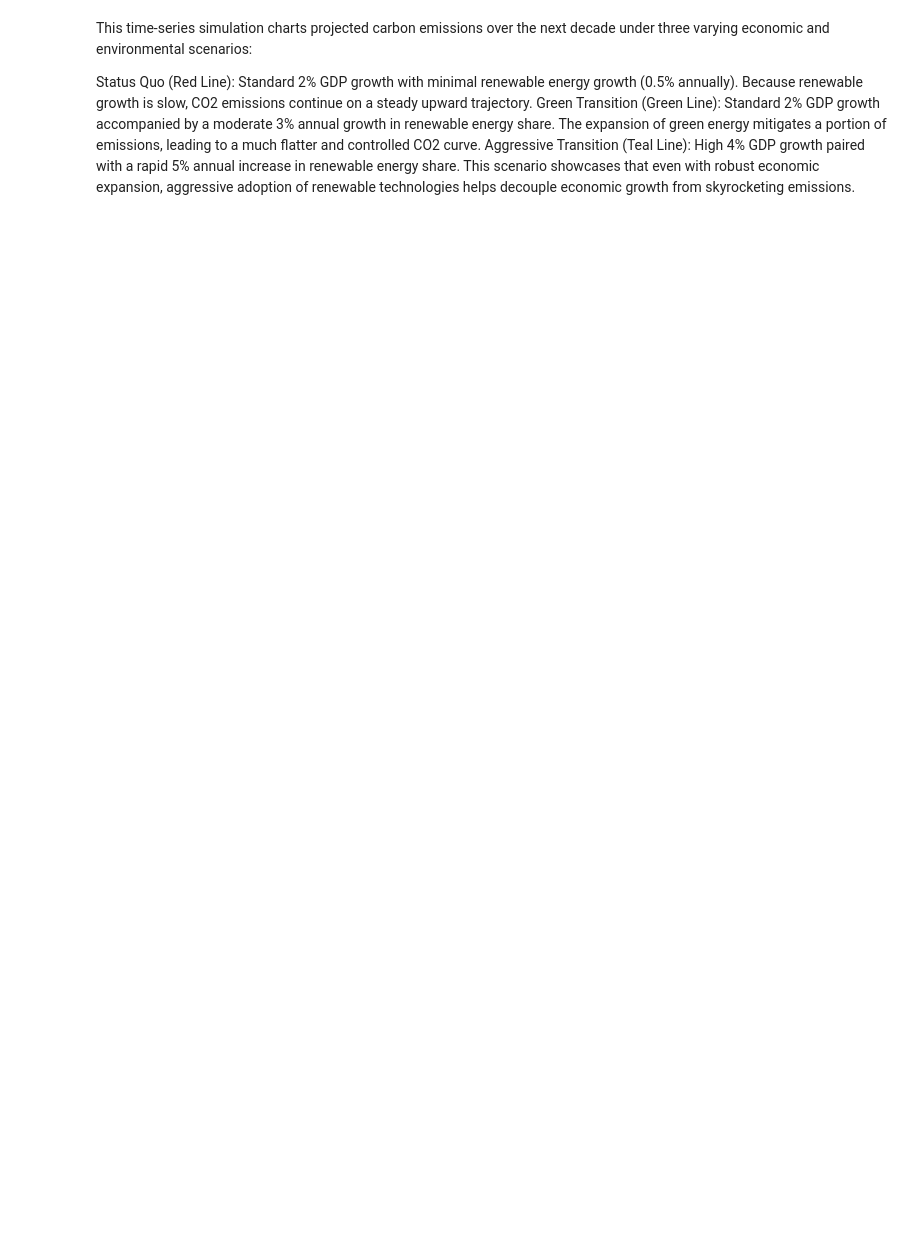
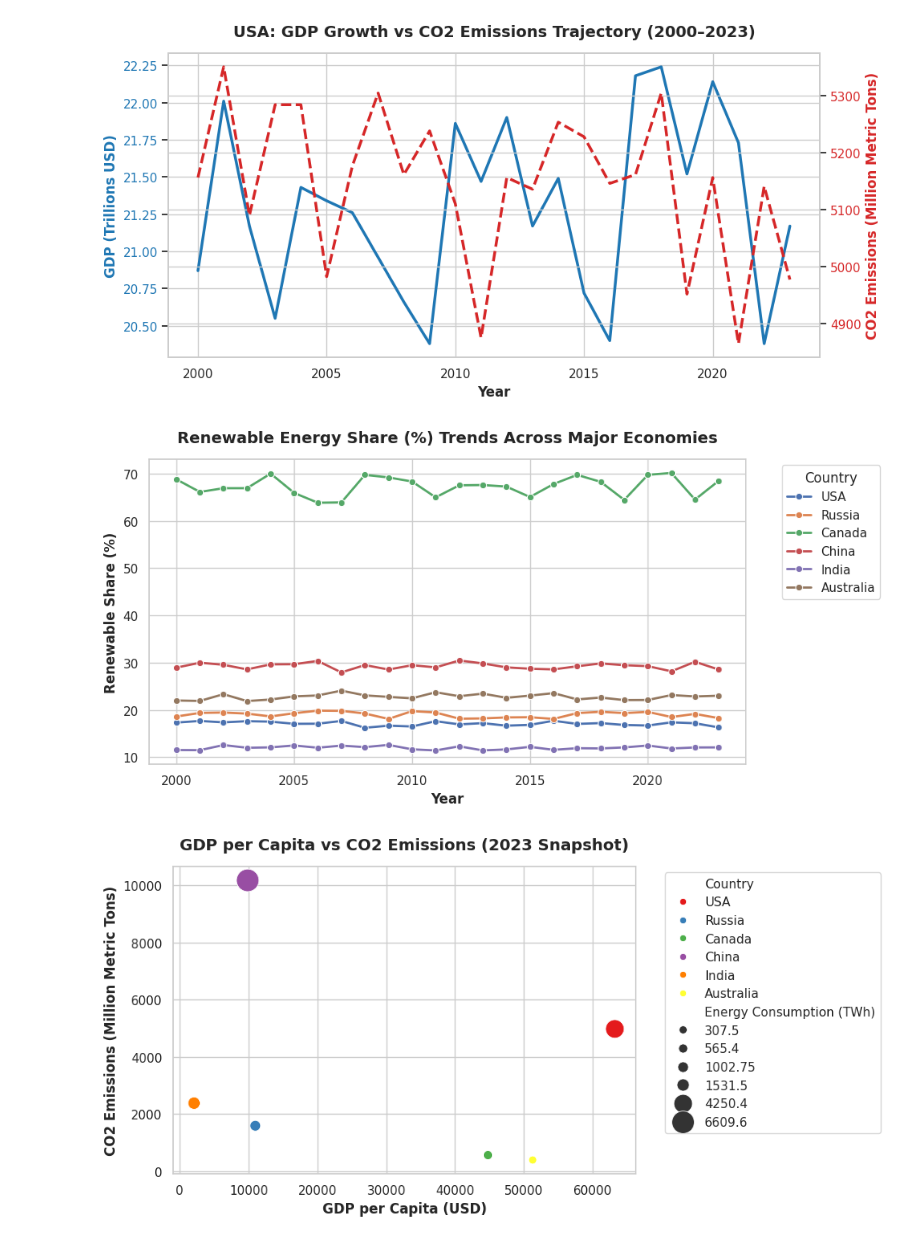
Before and after one commit to sitiekbal/CapstnPro_Econ.Analysis, a Jupyter notebook: Capstone_Project_Economic_Analysis.ipynb, the cells around one changed output. Saved outputs shown, nothing was run; the diff lists cells and outputs as text; code cells hidden in the pictures; blank space fills up the shorter version.

```diff
--- a/Capstone_Project_Economic_Analysis.ipynb
+++ b/Capstone_Project_Economic_Analysis.ipynb
@@ -337,6 +3,67 @@ plt.show()
-# %% [markdown]
-This time-series simulation charts projected carbon emissions over the next decade under three varying economic and environmental scenarios:
-
-Status Quo (Red Line): Standard 2% GDP growth with minimal renewable energy growth (0.5% annually). Because renewable growth is slow, CO2 emissions continue on a steady upward trajectory.
-Green Transition (Green Line): Standard 2% GDP growth accompanied by a moderate 3% annual growth in renewable energy share. The expansion of green energy mitigates a portion of emissions, leading to a much flatter and controlled CO2 curve.
-Aggressive Transition (Teal Line): High 4% GDP growth paired with a rapid 5% annual increase in renewable energy share. This scenario showcases that even with robust economic expansion, aggressive adoption of renewable technologies helps decouple economic growth from skyrocketing emissions.
+# %%
+# Import required libraries
+import pandas as pd
+import matplotlib.pyplot as plt
+import seaborn as sns
+
+# Load dataset using the verified absolute file path in Google Colab
+df = pd.read_csv('/content/Global Economic Data.csv')
+
+# Set aesthetic style
+sns.set_theme(style="whitegrid")
+plt.rcParams.update({'font.sans-serif': 'DejaVu Sans', 'font.size': 11})
+
+# 1. Dual-Axis Line Chart for USA (Decoupling Analysis)
+fig, ax1 = plt.subplots(figsize=(10, 5))
+usa_df = df[df['Country'] == 'USA']
+
+color = 'tab:blue'
+ax1.set_xlabel('Year', fontweight='bold')
+ax1.set_ylabel('GDP (Trillions USD)', color=color, fontweight='bold')
+ax1.plot(usa_df['Year'], usa_df['GDP (in Trillions USD)'], color=color, linewidth=2.5, label='GDP')
+ax1.tick_params(axis='y', labelcolor=color)
+
+ax2 = ax1.twinx()
+color = 'tab:red'
+ax2.set_ylabel('CO2 Emissions (Million Metric Tons)', color=color, fontweight='bold')
+ax2.plot(usa_df['Year'], usa_df['CO2 Emissions (Million Metric Tons)'], color=color, linewidth=2.5, linestyle='--', label='CO2')
+ax2.tick_params(axis='y', labelcolor=color)
+
+plt.title('USA: GDP Growth vs CO2 Emissions Trajectory (2000–2023)', fontsize=14, fontweight='bold', pad=15)
+fig.tight_layout()
+plt.savefig('usa_gdp_vs_co2.png', dpi=300)
+plt.show()
+
+# 2. Renewable Energy Share Comparison Across All Countries
+plt.figure(figsize=(10, 5))
+sns.lineplot(data=df, x='Year', y='Renewable Energy Share (%)', hue='Country', marker='o', linewidth=2)
+plt.title('Renewable Energy Share (%) Trends Across Major Economies', fontsize=14, fontweight='bold', pad=15)
+plt.xlabel('Year', fontweight='bold')
+plt.ylabel('Renewable Share (%)', fontweight='bold')
+plt.legend(title='Country', bbox_to_anchor=(1.05, 1), loc='upper left')
+plt.tight_layout()
+plt.savefig('renewable_share_trends.png', dpi=300)
+plt.show()
+
+# 3. Scatter Plot: GDP per Capita vs CO2 Emissions (2023 Snapshot)
+plt.figure(figsize=(10, 5))
+sns.scatterplot(
+    data=df[df['Year'] == 2023],
+    x='GDP per Capita (in USD)',
+    y='CO2 Emissions (Million Metric Tons)',
+    hue='Country',
+    size='Energy Consumption (TWh)',
+    sizes=(50, 400),
+    palette='Set1'
+)
+plt.title('GDP per Capita vs CO2 Emissions (2023 Snapshot)', fontsize=14, fontweight='bold', pad=15)
+plt.xlabel('GDP per Capita (USD)', fontweight='bold')
+plt.ylabel('CO2 Emissions (Million Metric Tons)', fontweight='bold')
+plt.legend(bbox_to_anchor=(1.05, 1), loc='upper left')
+plt.tight_layout()
+plt.savefig('ekc_scatter_2023.png', dpi=300)
+plt.show()
+# %% [output]
+[figure, added]
+[figure, added]
+[figure, added]
```
Also changed, not shown: parts of 17 cells of this notebook.
